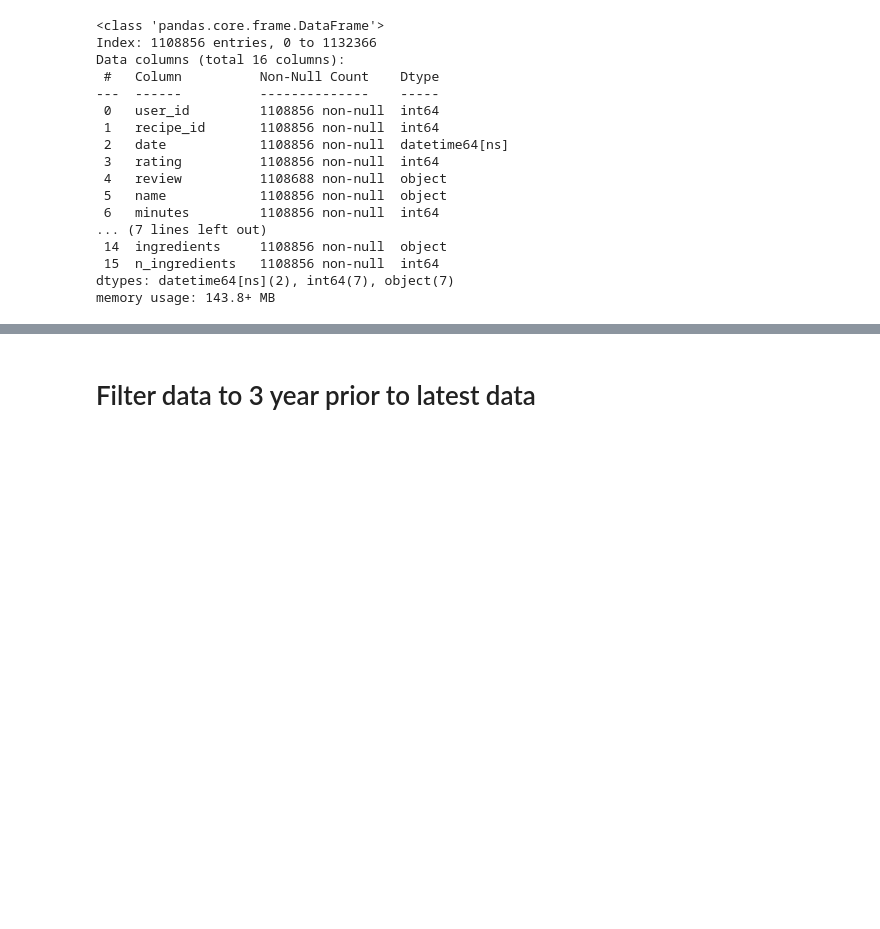
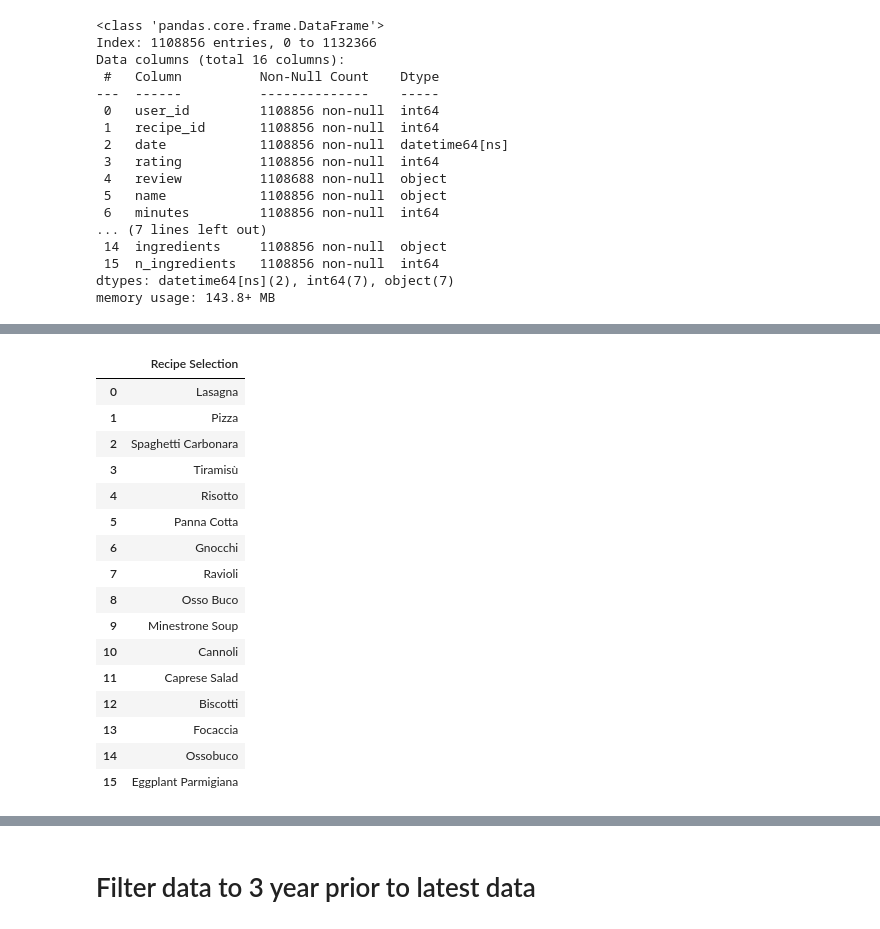
Before and after one commit to rahul-somanathan/dish-craft, a Jupyter notebook: notebooks/data_extraction.ipynb, the cells around one changed output, grey strips where cells are left out. Drawn from its saved outputs; the diff is of its cells as text; code cells hidden in the pictures; blank space fills up the shorter version.

```diff
--- a/notebooks/data_extraction.ipynb
+++ b/notebooks/data_extraction.ipynb
@@ -137,0 +194,21 @@ memory usage: 143.8+ MB
+# %%
+df_luigi_preferences_formatted = df_luigi_preferences["Recipe Selection"].str.split(",", expand=True).stack().reset_index(level=1, drop=True).to_frame("Recipe Selection").reset_index(drop=True)
+df_luigi_preferences_formatted
+# %% [output]
+|  | Recipe Selection |
+| 0 | Lasagna |
+| 1 | Pizza |
+| 2 | Spaghetti Carbonara |
+| 3 | Tiramisù |
+| 4 | Risotto |
+| 5 | Panna Cotta |
+| 6 | Gnocchi |
+| 7 | Ravioli |
+| 8 | Osso Buco |
+| 9 | Minestrone Soup |
+| 10 | Cannoli |
+| 11 | Caprese Salad |
+| 12 | Biscotti |
+| 13 | Focaccia |
+| 14 | Ossobuco |
+| 15 | Eggplant Parmigiana |
```
Also changed, not shown: parts of 12 cells of this notebook, 14 other files.
